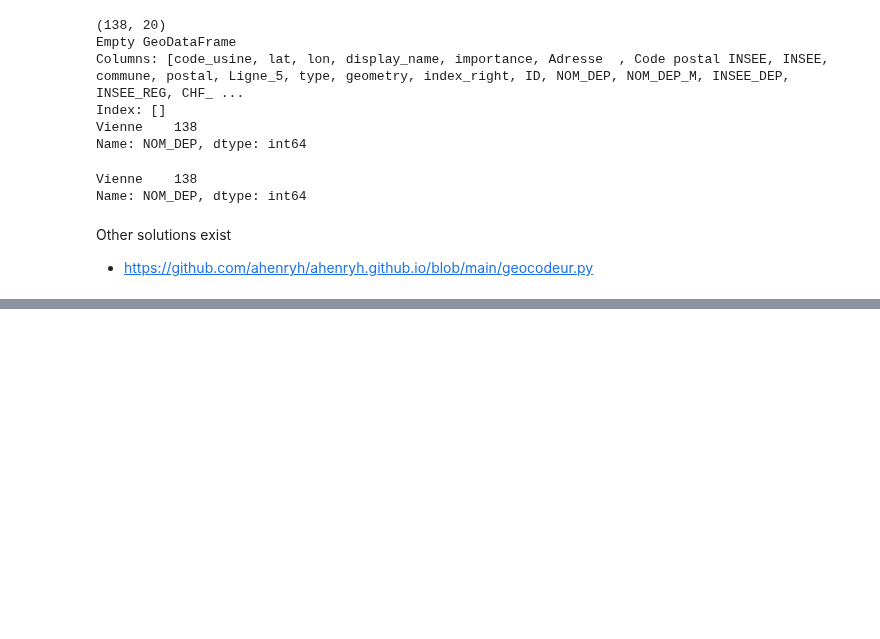
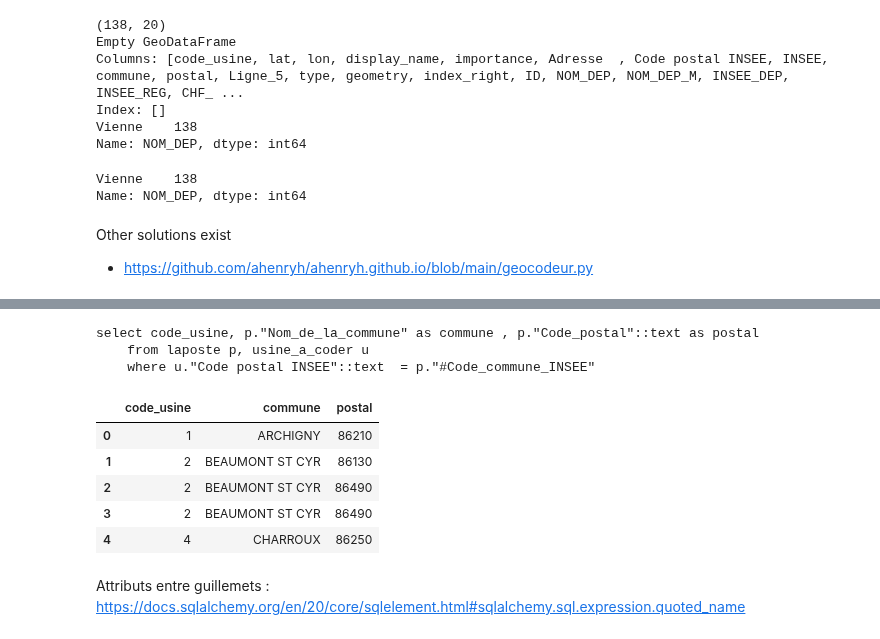
Before and after one commit to cplumejeaud/M2_python, a Jupyter notebook: notebooks/10_geocoding.ipynb, the cells around one changed output, grey strips where cells are left out. Cells and saved outputs as stored; diff of their text form; code cells hidden in the pictures; blank space fills up the shorter version.

```diff
--- a/notebooks/10_geocoding.ipynb
+++ b/notebooks/10_geocoding.ipynb
@@ -743,0 +856,6 @@ Other solutions exist
+# %%
+# Create a connection on a postgres database with sqlalchemy,
+# mais qui recherche dans le schema usines : connect_args={'options': '-csearch_path={}'.format('usines')}
+
+connection = create_engine('postgresql://postgres:postgres@localhost:5432/savoie', connect_args={'options': '-csearch_path={}'.format('usines')})
+ORM_conn_usines = connection.connect()
@@ -743,0 +886,25 @@ Other solutions exist
+# %%
+## Exécuter la 3eme requête de jointure entre les deux tables
+from sqlalchemy import text
+
+query = text("""select code_usine, p."Nom_de_la_commune" as commune , p."Code_postal"::text as postal
+    from laposte p, usine_a_coder u
+    where u."Code postal INSEE"::text  = p."#Code_commune_INSEE"
+     """
+)
+print(query)
+test = pd.read_sql_query(con= ORM_conn_usines, sql=query)
+
+test.head()
+# %% [output]
+select code_usine, p."Nom_de_la_commune" as commune , p."Code_postal"::text as postal
+    from laposte p, usine_a_coder u
+    where u."Code postal INSEE"::text  = p."#Code_commune_INSEE"
+|  | code_usine | commune | postal |
+| 0 | 1 | ARCHIGNY | 86210 |
+| 1 | 2 | BEAUMONT ST CYR | 86130 |
+| 2 | 2 | BEAUMONT ST CYR | 86490 |
+| 3 | 2 | BEAUMONT ST CYR | 86490 |
+| 4 | 4 | CHARROUX | 86250 |
+# %% [markdown]
+Attributs entre guillemets : https://docs.sqlalchemy.org/en/20/core/sqlelement.html#sqlalchemy.sql.expression.quoted_name
```
Also changed, not shown: parts of 40 cells of this notebook.
